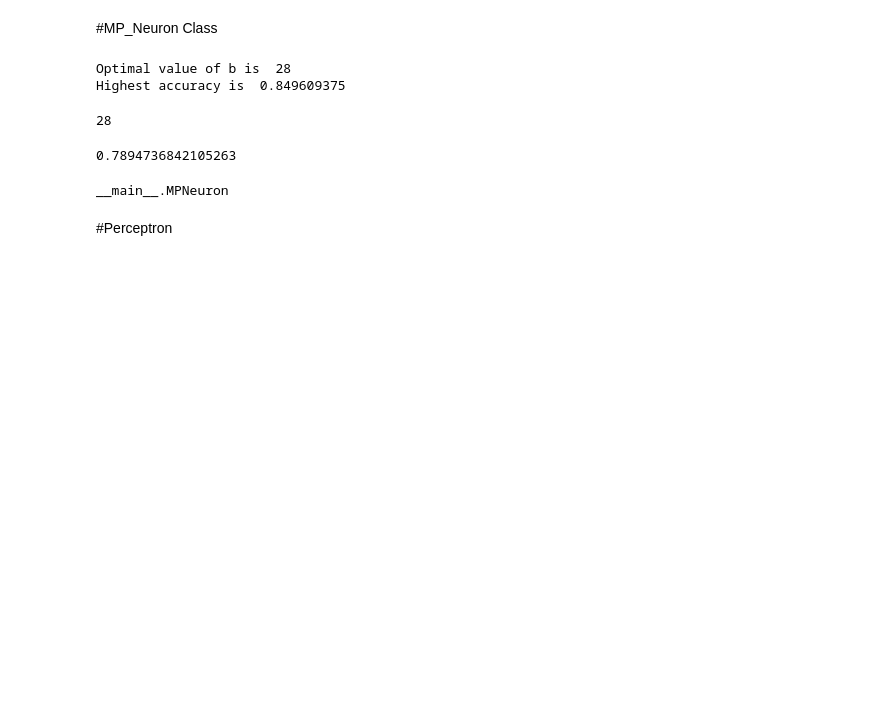
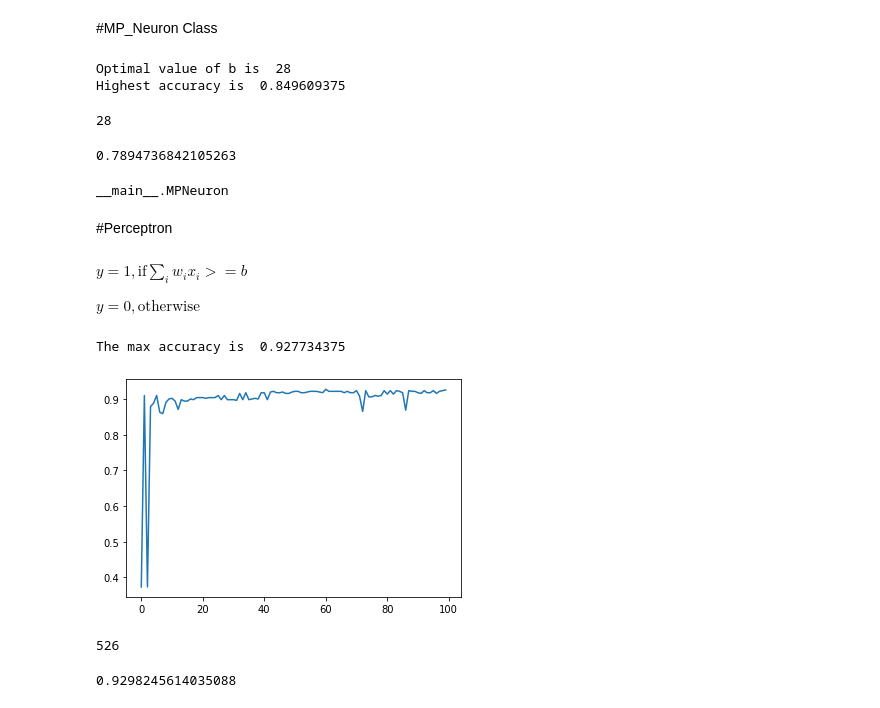
Before and after one commit to MSR806/DL, a Jupyter notebook: DL_MP_Neuron&Perceptron.ipynb, the cells around one changed output. Drawn from its saved outputs; the diff is of its cells as text; code cells hidden in the pictures; blank space fills up the shorter version.

```diff
--- a/DL_MP_Neuron&Perceptron.ipynb
+++ b/DL_MP_Neuron&Perceptron.ipynb
@@ -357,3 +357,10 @@ type(mp_neuron)
 __main__.MPNeuron
 # %% [markdown]
 #Perceptron
+# %%
+X_train = X_train.values
+X_test = X_test.values
+# %% [markdown]
+$y = 1, \mbox{if} \sum_i w_i x_i >= b$
+
+$y=0, \mbox{otherwise}$
@@ -359,0 +410,16 @@ __main__.MPNeuron
+# %%
+perceptron = perceptron()
+# %%
+perceptron.fit(X_train, Y_train,100)
+# %% [output]
+The max accuracy is  0.927734375
+[figure, added]
+# %%
+print(perceptron.b)
+# %% [output]
+526
+# %%
+accuracy_perceptron_test = accuracy_score(perceptron.predict(X_test), Y_test)
+print(accuracy_perceptron_test)
+# %% [output]
+0.9298245614035088
```
Also changed, not shown: parts of 5 cells of this notebook.
